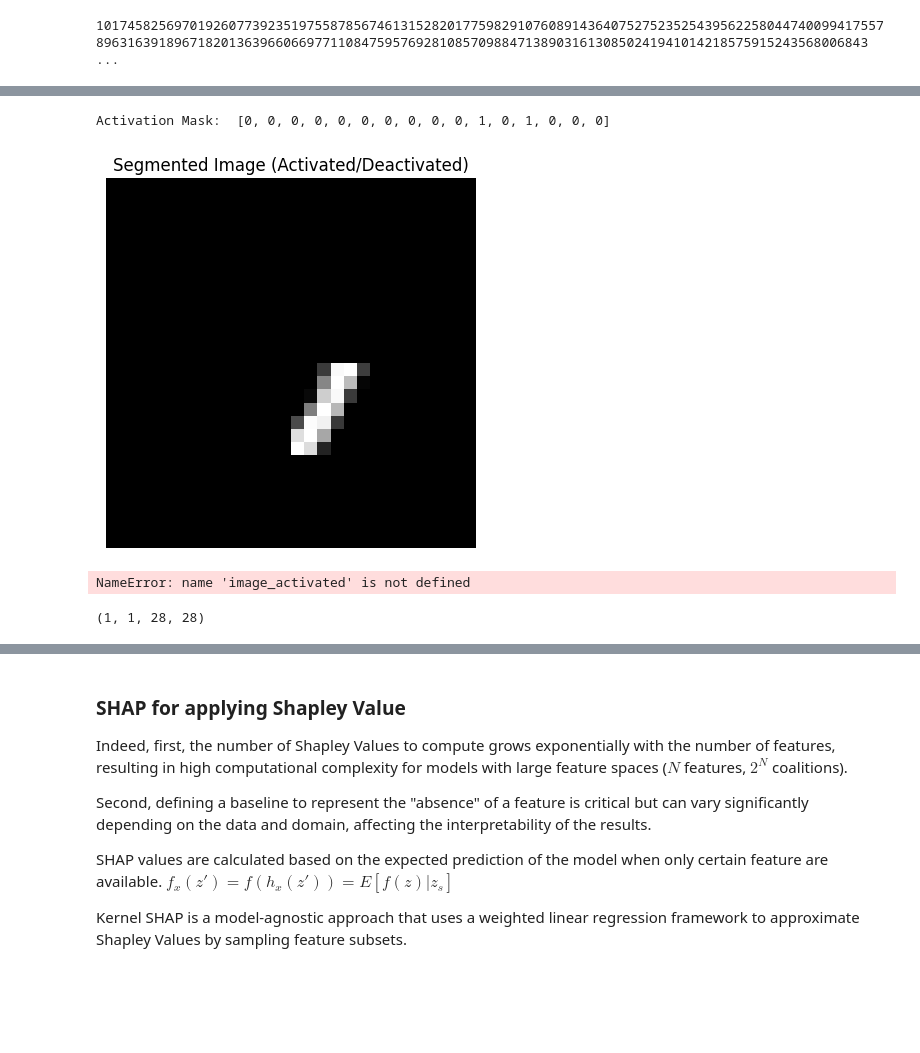
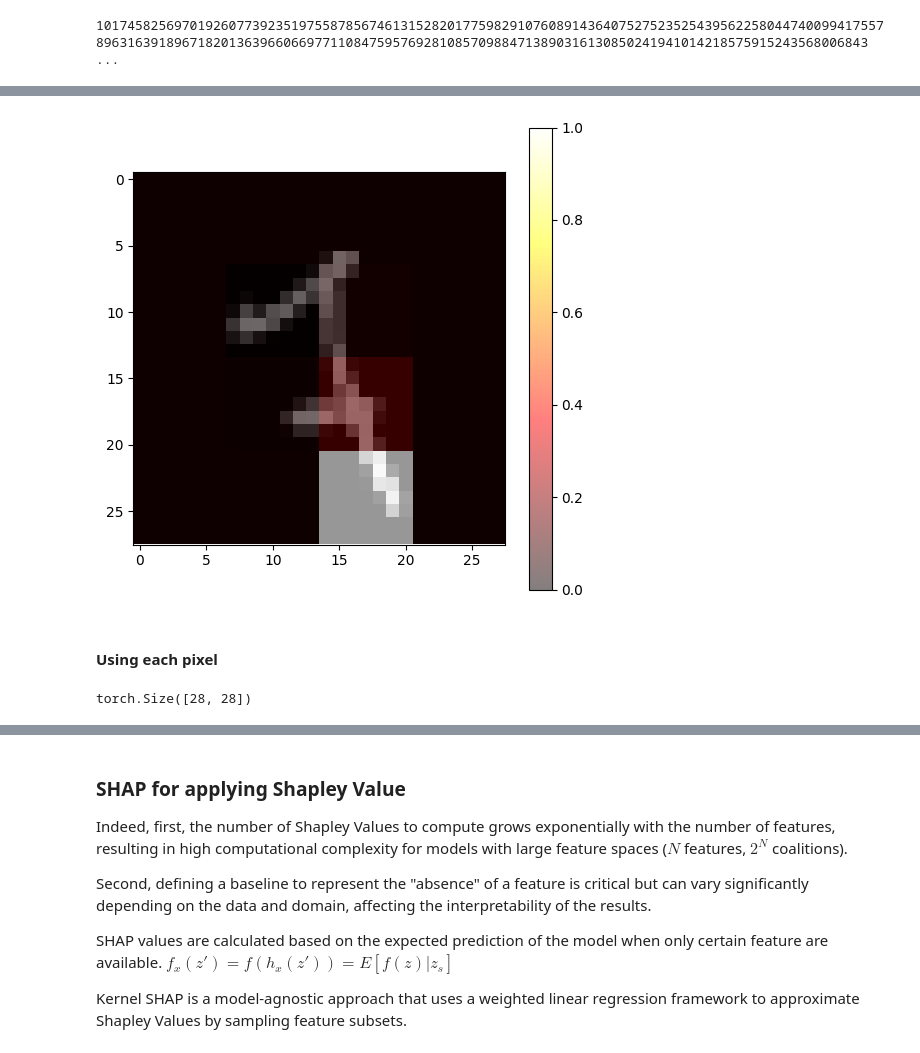
Before and after one commit to raph2268/XAI_methods, a Jupyter notebook: SHAP.ipynb, the cells around one changed output, grey strips where cells are left out. Saved outputs shown, nothing was run; the diff lists cells and outputs as text; code cells hidden in the pictures; blank space fills up the shorter version.

```diff
--- a/SHAP.ipynb
+++ b/SHAP.ipynb
@@ -330,25 +447,26 @@ def create_binary_list(indices, size =16):
+# %%
+fig, ax = plt.subplots(figsize=(6, 6))
+region_values = normalized_arr.reshape(4,4)
+# Display the MNIST image
+ax.imshow(image, cmap='gray', interpolation='nearest')
+
+# Now, overlay the heatmap
+# Scale the region_values to match the dimensions of the MNIST image
+heatmap = np.kron(region_values, np.ones((7, 7)))  # Repeat the region values to match the 28x28 grid
+
+# Overlay the heatmap with a transparent colormap
+# You can adjust alpha for transparency
+ax.imshow(heatmap, cmap='hot', alpha=0.2)
+
+# Show the plot
+plt.colorbar(ax.imshow(heatmap, cmap='hot', alpha=0.5), ax=ax)  # Add colorbar for the heatmap
+plt.show()
+# %% [output]
+[figure, added]
+# %% [markdown]
+#### Using each pixel
 # %%
-image = images[0].squeeze()
+image = images[237].squeeze()
+image.shape
+# %% [output]
+torch.Size([28, 28])
-# %%
-# Example image: Random 28x28 grayscale image (for demonstration)
-image = images[0].squeeze()
-set_idx = 49
-# Display the original and segmented image
-print("Activation Mask: ", create_binary_list(sets[set_idx]))
-modified_image = display_segmented_image(image, create_binary_list(sets[set_idx]))
-plt.imshow(modified_image, cmap='gray')
-plt.title('Segmented Image (Activated/Deactivated)')
-plt.axis('off')
-plt.show()
-# %% [output]
-Activation Mask:  [0, 0, 0, 0, 0, 0, 0, 0, 0, 0, 1, 0, 1, 0, 0, 0]
-[figure, removed]
-# %%
-model(torch.tensor(image_activated))[0][0].item()
-# %% [output]
-NameError: name 'image_activated' is not defined
-# %%
-image_activated = np.expand_dims(image_activated, axis=0)
-image_activated.shape
-# %% [output]
-(1, 1, 28, 28)
```
Also changed, not shown: parts of 23 cells of this notebook.
